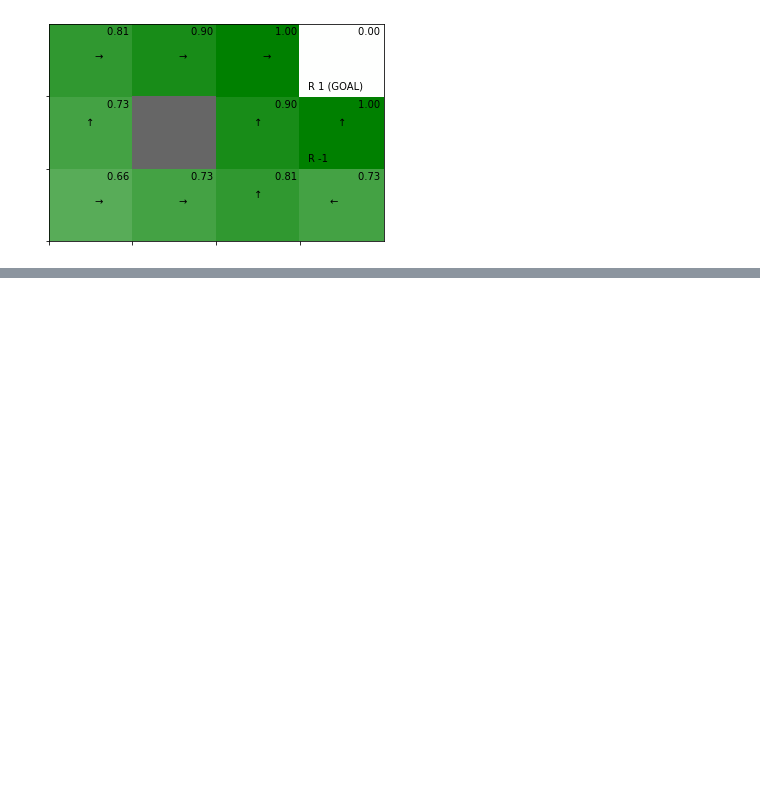
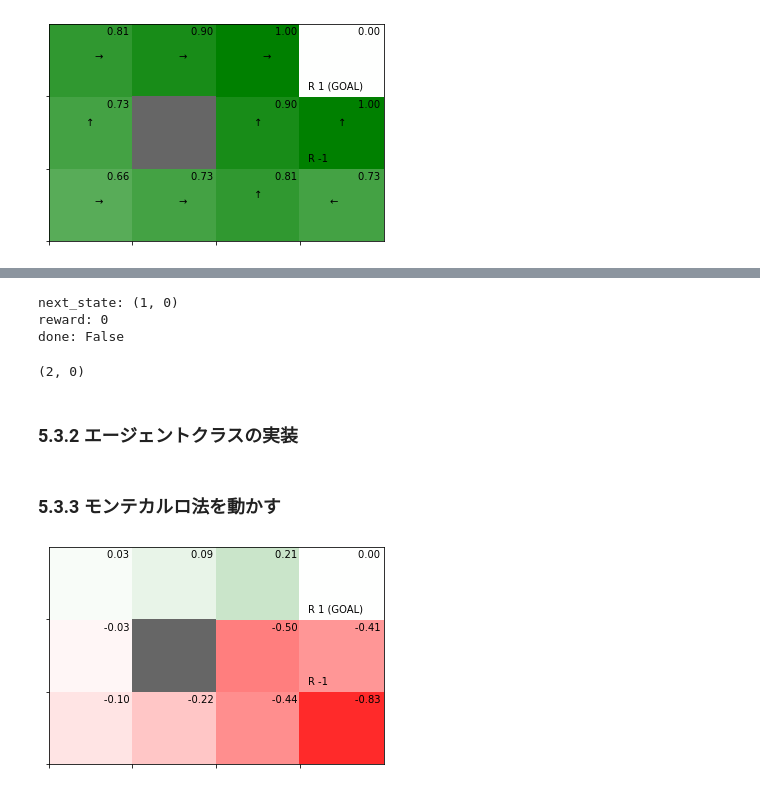
Before and after one commit to sota1111/DL_Zero, a Jupyter notebook: DL_Zero4_1.ipynb, the cells around one changed output, grey strips where cells are left out. Cells and saved outputs as stored; diff of their text form; code cells hidden in the pictures; blank space fills up the shorter version.

```diff
--- a/DL_Zero4_1.ipynb
+++ b/DL_Zero4_1.ipynb
@@ -1137,0 +1242,20 @@ env.render_v(V, pi)
+# %%
+env = GridWorld()
+action = 0 #ダミーの行動
+next_state, reward, done = env.step(action)
+
+print('next_state:', next_state)
+print('reward:', reward)
+print('done:', done)
+# %% [output]
+next_state: (1, 0)
+reward: 0
+done: False
+# %%
+env = GridWorld()
+state = env.reset()
+state
+# %% [output]
+(2, 0)
+# %% [markdown]
+### 5.3.2 エージェントクラスの実装
@@ -1137,0 +1298,25 @@ env.render_v(V, pi)
+# %% [markdown]
+### 5.3.3 モンテカルロ法を動かす
+# %%
+env = GridWorld()
+agent = RandomAgent()
+
+episodes = 1000
+for episode in range(episodes):
+  state = env.reset()
+  agent.reset()
+
+  while True:
+    action = agent.get_action(state)
+    next_state, reward, done = env.step(action)
+
+    agent.add(state, action, reward)
+    if done:
+      agent.eval()
+      break
+
+    state = next_state
+
+env.render_v(agent.V)
+# %% [output]
+[figure, added]
```
Also changed, not shown: parts of 21 cells of this notebook.
